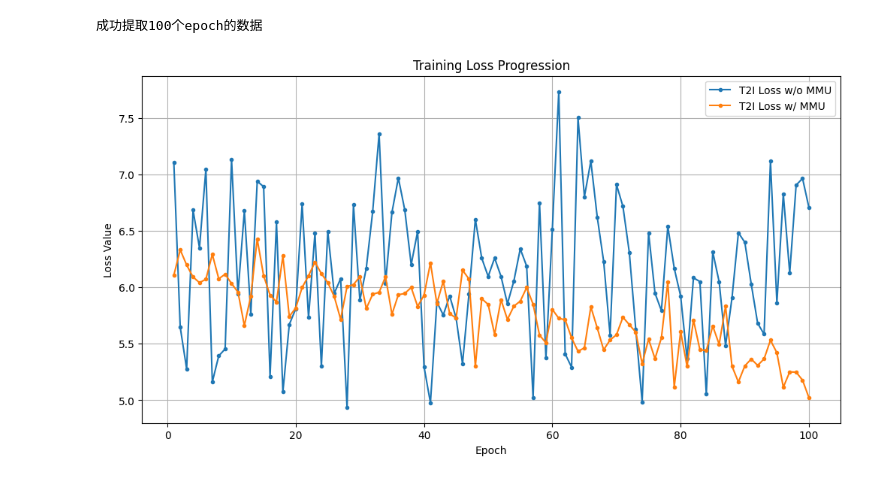
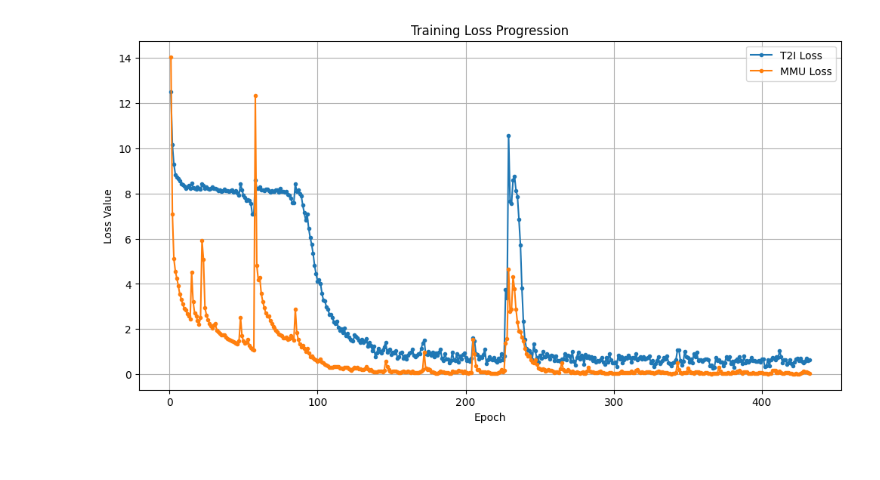
Before and after one commit to Hhankyangg/p_showo, a Jupyter notebook: draw.ipynb, the cells around one changed output. Saved outputs shown, nothing was run; the diff lists cells and outputs as text; code cells hidden in the pictures.

```diff
--- a/draw.ipynb
+++ b/draw.ipynb
@@ -54,52 +215,37 @@ plot_losses(t2i, mmu)
 # %%
 import re
 import matplotlib.pyplot as plt
 
-def extract_losses_only_t2i(file_path):
-    t2i_losses = []
 
-    with open(file_path, 'r') as file:
-        for line in file:
-            line = line.strip()
+text_file = "/home/hpyky/Show-o/loss_qkvf1f2lora_100epochs.txt"
+# Epoch 432 loss: 0.513471220251328, loss_t2i: 0.6330330250784755, loss_mmu: 0.03522395095205866
+with open(text_file, 'r') as file:
+    lines = file.readlines()
 
-            # 检测包含loss数据的行
-            if  ('loss_t2i' in line):
-                # 使用正则表达式提取数值
-                t2i_match = re.search(r'loss_t2i: ([\d.]+)', line)
-                # mmu_match = re.search(r'loss_mmu: ([\d.]+)', line)
+t2i_losses = []
+mmu_losses = []
 
-                if t2i_match:
-                    t2i_losses.append(float(t2i_match.group(1)))
-                    # mmu_losses.append(float(mmu_match.group(1)))
+for line in lines:
+    if 'loss_t2i' in line:
+        t2i_match = re.search(r'loss_t2i: ([\d.]+)', line)
+        mmu_match = re.search(r'loss_mmu: ([\d.]+)', line)
+        if t2i_match and mmu_match:
+            t2i_losses.append(float(t2i_match.group(1)))
+            mmu_losses.append(float(mmu_match.group(1)))
 
-    return t2i_losses
+plt.figure(figsize=(12, 6))
+epochs = range(1, len(t2i_losses) + 1)
 
-def plot_losses_new(t2i_only, t2i):
-    plt.figure(figsize=(12, 6))
-    epochs = range(1, len(t2i) + 1)
+plt.plot(epochs, t2i_losses, label='T2I Loss', marker='o', markersize=3)
+plt.plot(epochs, mmu_losses, label='MMU Loss', marker='o', markersize=3)
 
-    plt.plot(epochs, t2i_only, label='T2I Loss w/o MMU', marker='o', markersize=3)
-    plt.plot(epochs, t2i, label='T2I Loss w/ MMU', marker='o', markersize=3)
+plt.xlabel('Epoch')
+plt.ylabel('Loss Value')
+plt.title('Training Loss Progression')
+plt.legend()
+plt.grid(True)
+# plt.savefig('loss_plot.png')
 
-    plt.xlabel('Epoch')
-    plt.ylabel('Loss Value')
-    plt.title('Training Loss Progression')
-    plt.legend()
-    plt.grid(True)
-    # plt.savefig('loss_plot.png')
-    plt.show()
-
-
-file_path = "/home/arc/Show-o/loss_only_t2i.txt"  # 请替换为你的文件路径
-t2i_only = extract_losses_only_t2i(file_path)
-
-# 检查数据完整性
-if len(t2i) != 100 or len(mmu) != 100:
-    print(f"警告：提取到{len(t2i)}个epoch数据，预期100个")
-else:
-    print("成功提取100个epoch的数据")
-
-plot_losses_new(t2i_only, t2i)
+plt.show()
 # %% [output]
-成功提取100个epoch的数据
-[figure, old version]
+[figure, new version]
```
Also changed, not shown: parts of 3 cells of this notebook, 22 other files.
